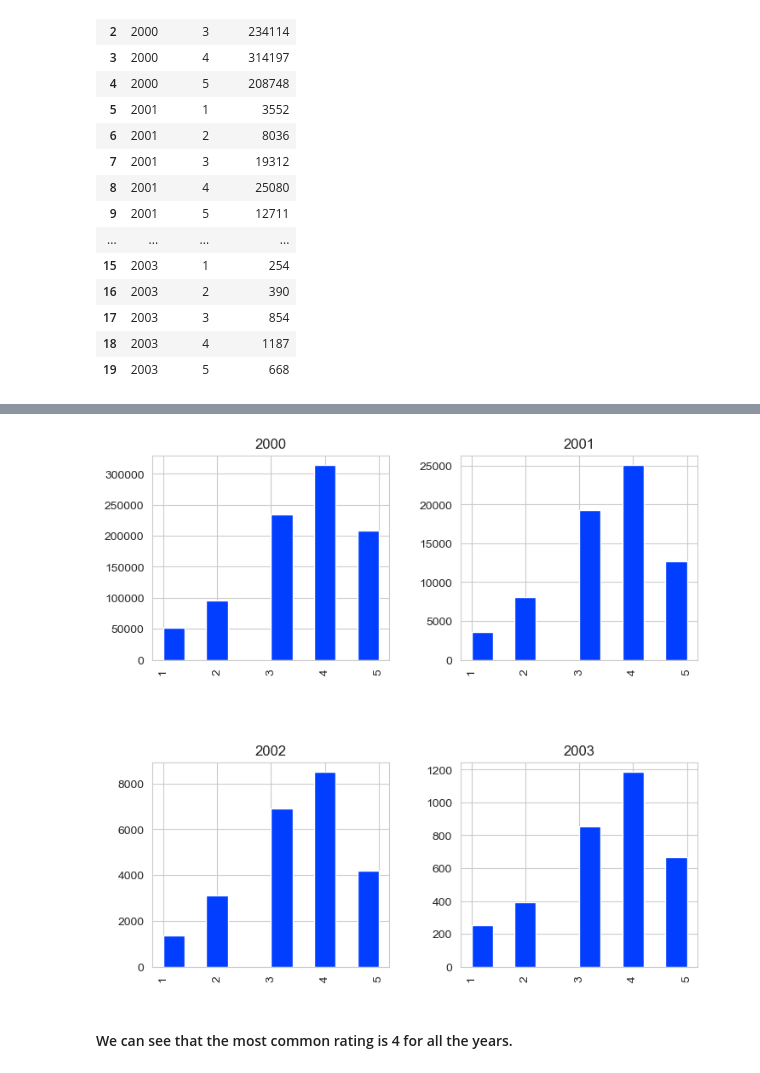
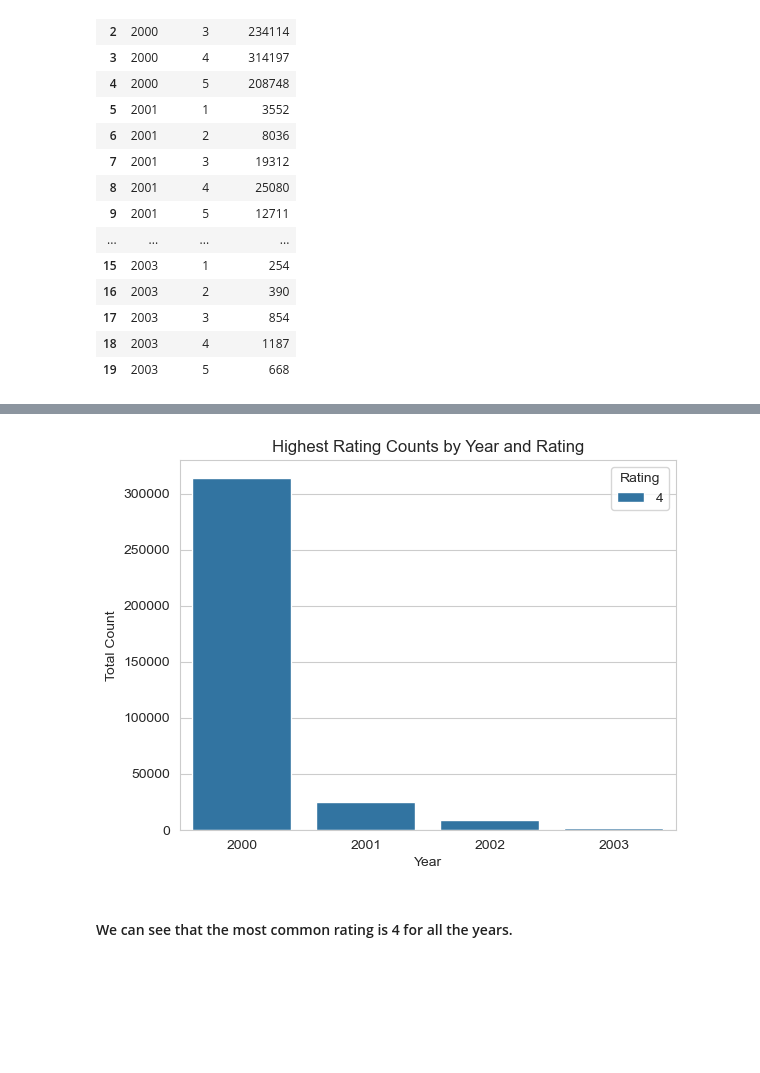
Before and after one commit to daveleongks/Movie_Analysis, a Jupyter notebook: EDA.ipynb, the cells around one changed output, grey strips where cells are left out. Cells and saved outputs as stored; diff of their text form; code cells hidden in the pictures; blank space fills up the shorter version.

```diff
--- a/EDA.ipynb
+++ b/EDA.ipynb
@@ -480,9 +480,15 @@ plt.show()
-# %%
-# Explore the distribution for the different years
-rating_df.hist(column='Rating',by='Year', figsize=(8,8))
-plt.show()
-# %% [output]
-[figure, removed]
+# %%
+max_rating_counts = rating_counts.groupby('Year')['Total Count'].idxmax()
+
+highest_rating_counts = rating_counts.loc[max_rating_counts]
+
+sns.barplot(data=highest_rating_counts, x='Year', y='Total Count', hue='Rating')
+plt.xlabel('Year')
+plt.ylabel('Total Count')
+plt.title('Highest Rating Counts by Year and Rating')
+plt.show()
+# %% [output]
+[figure, added]
 # %% [markdown]
 #### We can see that the most common rating is 4 for all the years.
 # %%
```
Also changed, not shown: parts of 14 cells of this notebook, 4 other files.
